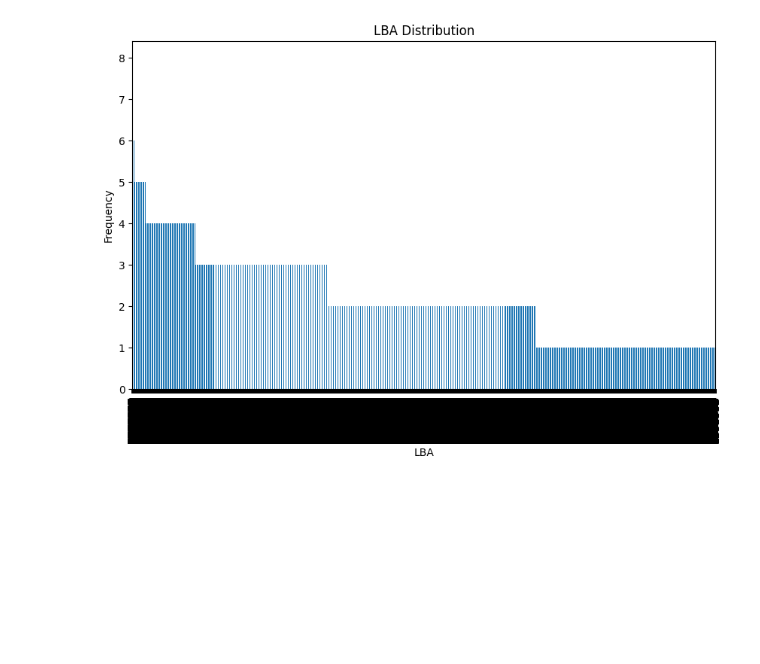
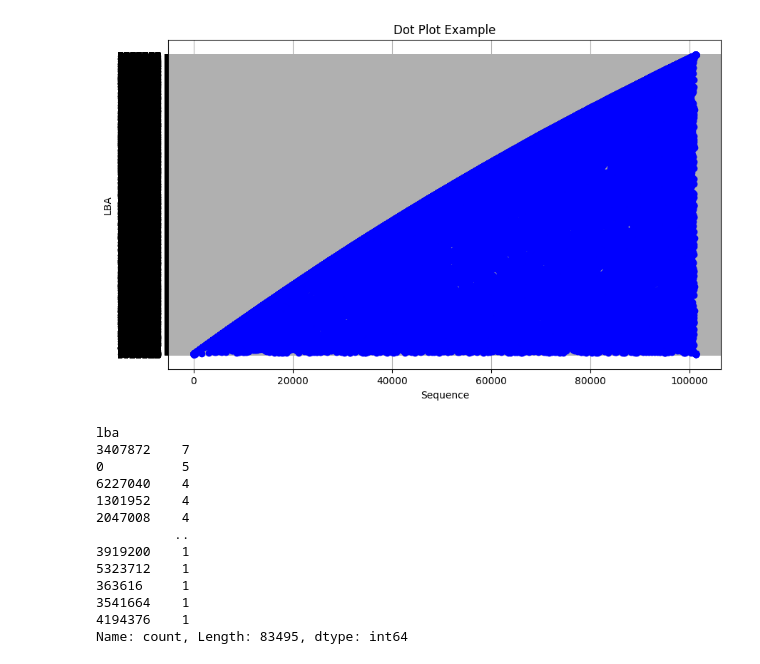
Before and after one commit to bithabib/trace-analysis, a Jupyter notebook: lba_distribution_graph.ipynb, the cells around one changed output. Drawn from its saved outputs; the diff is of its cells as text; code cells hidden in the pictures; blank space fills up the shorter version.

```diff
--- a/lba_distribution_graph.ipynb
+++ b/lba_distribution_graph.ipynb
@@ -48,0 +61,22 @@ df
+# %%
+# Extract 'lba' values
+# Extract 'lba' values
+lba_values = df['lba']
+
+# Generate sequence for x-axis
+sequence = range(1, len(df) + 1)
+
+# Create a dot plot
+plt.figure(figsize=(10, 6))
+plt.plot(sequence, lba_values, 'o', color='blue')
+
+# Add labels and title
+plt.xlabel('Sequence')
+plt.ylabel('LBA')
+plt.title('Dot Plot Example')
+
+# Show plot
+plt.grid(True)
+plt.show()
+# %% [output]
+[figure, added]
@@ -51,13 +98,25 @@ lbas = df['lba']
 
 # Count occurrences of each LBA
 lba_counts = lbas.value_counts()
-
+lba_counts
 # Plot the distribution
-plt.figure(figsize=(10, 6))
-lba_counts.plot(kind='bar')
-plt.xlabel('LBA')
-plt.ylabel('Frequency')
-plt.title('LBA Distribution')
-plt.show()
+# plt.figure(figsize=(10, 6))
+# lba_counts.plot(kind='bar')
+# plt.xlabel('LBA')
+# plt.ylabel('Frequency')
+# plt.title('LBA Distribution')
+# plt.show()
 # %% [output]
-[figure, removed]
+lba
+3407872    7
+0          5
+6227040    4
+1301952    4
+2047008    4
+          ..
+3919200    1
+5323712    1
+363616     1
+3541664    1
+4194376    1
+Name: count, Length: 83495, dtype: int64
```
Also changed, not shown: parts of 5 cells of this notebook.
